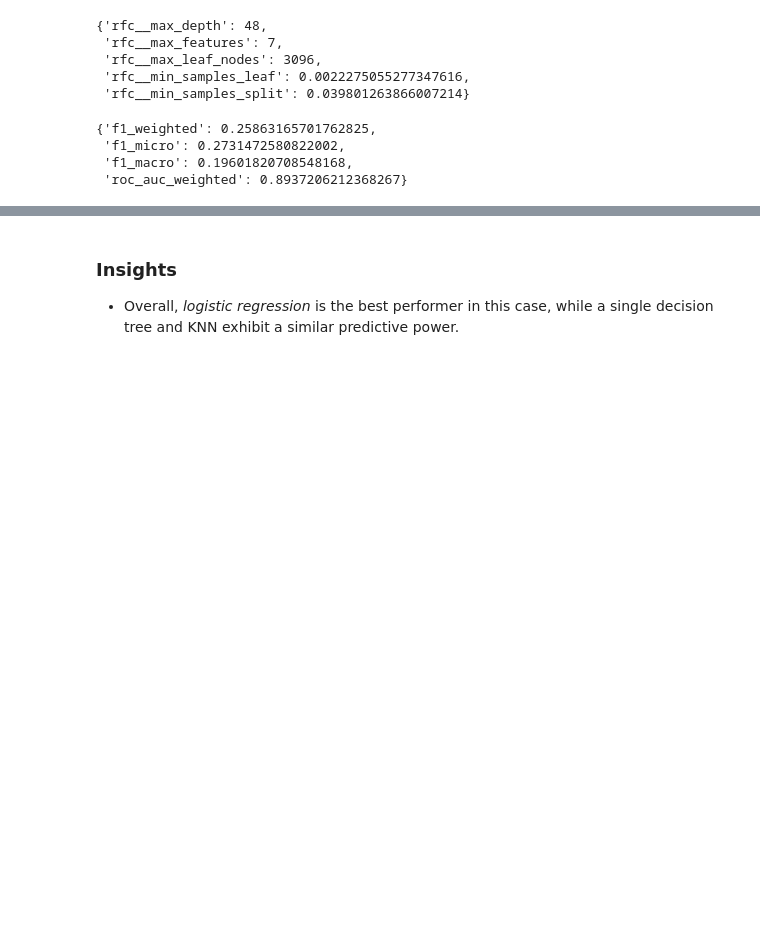
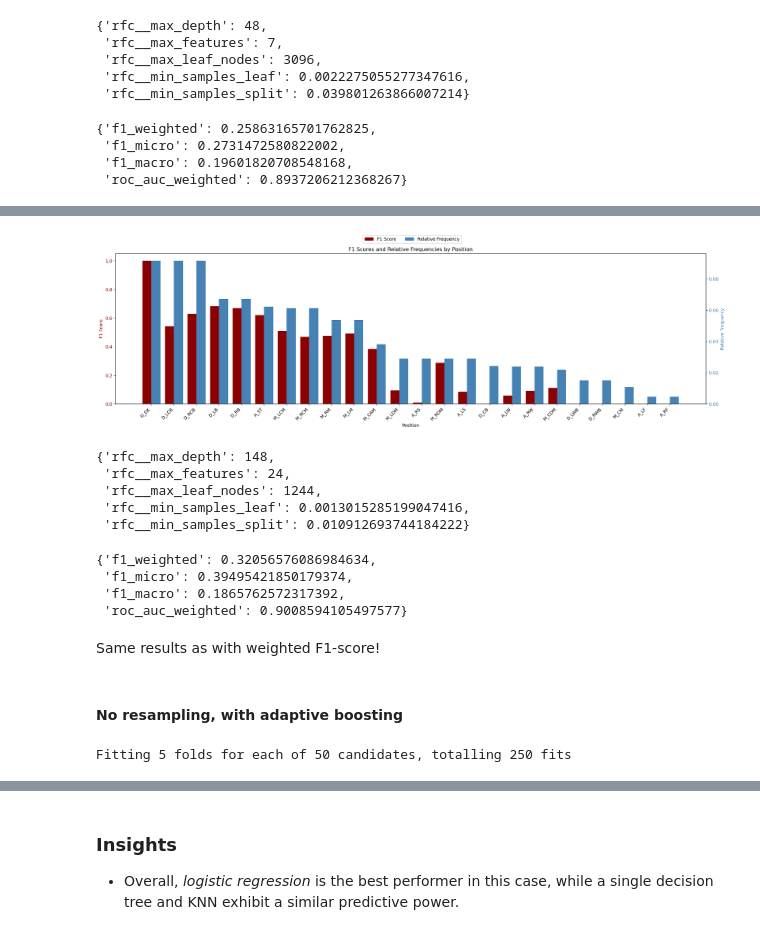
Before and after one commit to simonvellin/football_position_prediction, a Jupyter notebook: pablo/3_feature_selection_and_evaluation.ipynb, the cells around one changed output, grey strips where cells are left out. Saved outputs shown, nothing was run; the diff lists cells and outputs as text; code cells hidden in the pictures; blank space fills up the shorter version.

Commit message:
Adaptive boosting implementation

```diff
--- a/pablo/3_feature_selection_and_evaluation.ipynb
+++ b/pablo/3_feature_selection_and_evaluation.ipynb
@@ -411,7 +412,7 @@ In the models below, we:
 def baseline_models(
         df: pd.DataFrame, numerical_features: list[str], categorical_features: list[str],
         model, target: str, n_hyper_comb: int = 10, num_imputer: str = "median",
-        goalkeeper_label: str = "GK", refit_score: str = 'f1_weighted', resampling_method: str = 'none'
+        goalkeeper_label: str = "GK", refit_score: str = 'f1_micro', resampling_method: str = 'none'
 ):
 
     """
@@ -449,7 +450,7 @@ def baseline_models(
     goalkeeper_label : str, default="GK"
         The label to assign to goalkeepers (assumed to have missing 'pace' feature values).
 
-    refit_score : str, default="f1_weighted"
+    refit_score : str, default="f1_micro"
         Score based on which the RandomizedSearchCV selects the optimal hyperparameters.
         Allowed scores are: ('f1_weighted', 'f1_micro', 'f1_macro', 'roc_auc_ovr_weighted').
 
@@ -570,7 +571,7 @@ def baseline_models(
     elif model == RandomForestClassifier:
         steps.append(('rfc',
                                 model(
-                                n_estimators = 1000,
+                                n_estimators = 100, # Since it is adaptive boosting, we lower the number of trees here
                                 random_state = 17,
                                 oob_score = False,
                                 class_weight = None,
@@ -1163,0 +1544,6 @@ best_scores_rf_overs_ext
+# %%
+df_report_rf_2, best_params_rf_2, best_scores_rf_2 = baseline_models(
+    df = dfv1, numerical_features = numerical_features, categorical_features = categorical_features_all_dummies,
+    model = RandomForestClassifier, target = 'position_grouped', n_hyper_comb = 100, num_imputer = "median",
+    goalkeeper_label = "G_GK", refit_score = 'f1_micro', resampling_method = 'none'
+    )
@@ -1163,0 +1561,31 @@ best_scores_rf_overs_ext
+# %%
+graph_f1_per_position(df_train = dfv1, df_report = df_report_rf_2)
+# %% [output]
+[figure, added]
+# %%
+best_params_rf_2
+# %% [output]
+{'rfc__max_depth': 148,
+ 'rfc__max_features': 24,
+ 'rfc__max_leaf_nodes': 1244,
+ 'rfc__min_samples_leaf': 0.0013015285199047416,
+ 'rfc__min_samples_split': 0.010912693744184222}
+# %%
+best_scores_rf_2
+# %% [output]
+{'f1_weighted': 0.32056576086984634,
+ 'f1_micro': 0.39495421850179374,
+ 'f1_macro': 0.1865762572317392,
+ 'roc_auc_weighted': 0.9008594105497577}
+# %% [markdown]
+Same results as with weighted F1-score!
+# %% [markdown]
+#### No resampling, with adaptive boosting
+# %%
+df_report_rf_adaboost, best_params_rf_adaboost, best_scores_rf_adaboost = baseline_models2(
+    df = dfv1, numerical_features = numerical_features, categorical_features = categorical_features_all_dummies,
+    target = 'position_grouped', model = RandomForestClassifier, ada_boost = True, n_hyper_comb = 50, num_imputer = "median",
+    goalkeeper_label = "G_GK", refit_score = 'f1_micro', resampling_method = 'none'
+    )
+# %% [output]
+Fitting 5 folds for each of 50 candidates, totalling 250 fits
```
Also changed, not shown: parts of 14 cells of this notebook.
